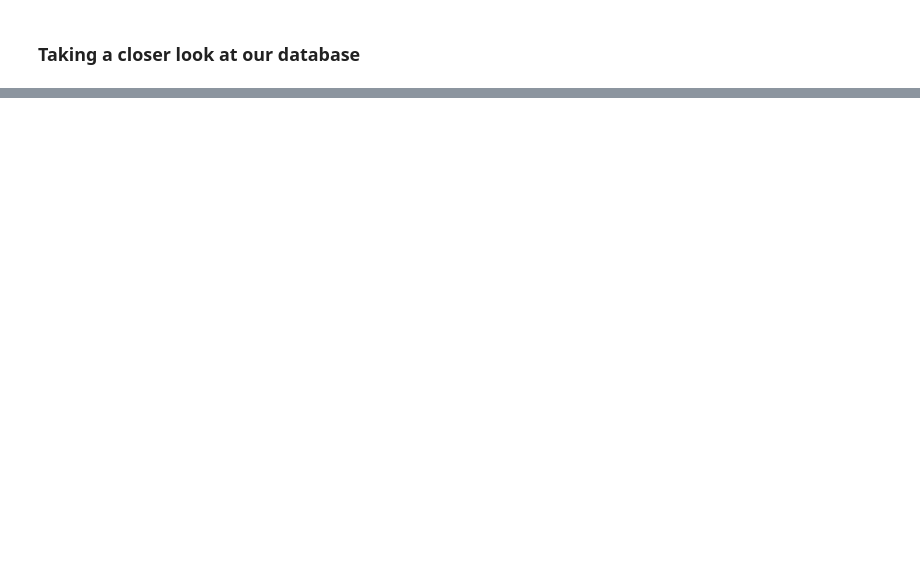
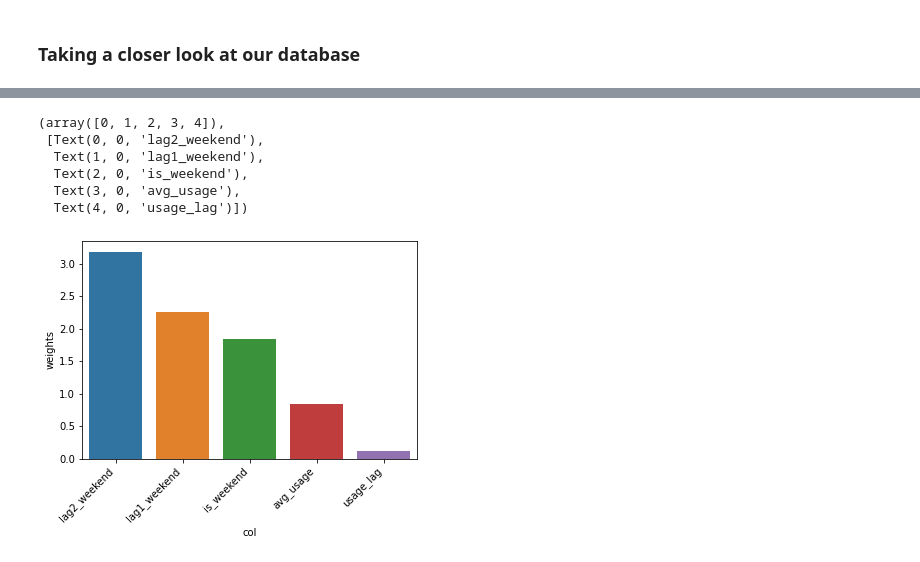
Before and after one commit to kchian/City-Biking, a Jupyter notebook: SF_ML.ipynb, the cells around one changed output, grey strips where cells are left out. Cells and saved outputs as stored; diff of their text form; code cells hidden in the pictures; blank space fills up the shorter version.

```diff
--- a/SF_ML.ipynb
+++ b/SF_ML.ipynb
@@ -206,0 +258,36 @@ reg = LinearRegression().fit(X_tr, y_tr)
+# %%
+regressors = {
+    "Lasso": Lasso(alpha=0.1),
+
+    "Decision Tree (max depth 10)": DecisionTreeRegressor(max_depth=10),
+    "Decision Tree (max depth 20)": DecisionTreeRegressor(max_depth=20),
+    "KNeighborsRegressor (neighbors 3)": KNeighborsRegressor(n_neighbors=3),
+    "KNeighborsRegressor (neighbors 5)": KNeighborsRegressor(n_neighbors=5),
+    "GradientBoostingRegressor": GradientBoostingRegressor(
+        n_estimators=300, learning_rate=0.1, max_depth=7, random_state=0,
+        loss='squared_error'
+    )
+
+}
+linear = LinearRegression().fit(X_tr, y_tr)
+yhat = linear.predict(X_te)
+mse = mean_squared_error(y_te, yhat)
+best = {"mse": mse, "model": linear, "name": "Linear"}
+print(f"Linear: {mse}")
+
+for name, model in regressors.items():
+    reg = model.fit(X_tr, y_tr)
+    yhat = reg.predict(X_te)
+    mse = mean_squared_error(y_te, yhat)
+    mae = mean_absolute_error(y_te, yhat)
+    if mse < best["mse"]:
+        best["mse"] = mse
+        best["mae"] = mae
+
+        best["model"] = reg
+        best["name"] = name
+
+    print(f"{name} - MSE: {mse}")
+    print(f"{name} - MAE: {mae}")
+    print()
+best
@@ -206,0 +326,15 @@ reg = LinearRegression().fit(X_tr, y_tr)
+# %%
+data = {"weights": linear.coef_, "col": X_tr.columns}
+importance = pd.DataFrame(data=data)
+importance = importance.sort_values("weights", ascending=False)
+# %%
+sns.barplot(data=importance[:5], x="col", y="weights")
+plt.xticks(rotation=45, ha="right")
+# %% [output]
+(array([0, 1, 2, 3, 4]),
+ [Text(0, 0, 'lag2_weekend'),
+  Text(1, 0, 'lag1_weekend'),
+  Text(2, 0, 'is_weekend'),
+  Text(3, 0, 'avg_usage'),
+  Text(4, 0, 'usage_lag')])
+[figure, added]
```
Also changed, not shown: parts of 23 cells of this notebook.
